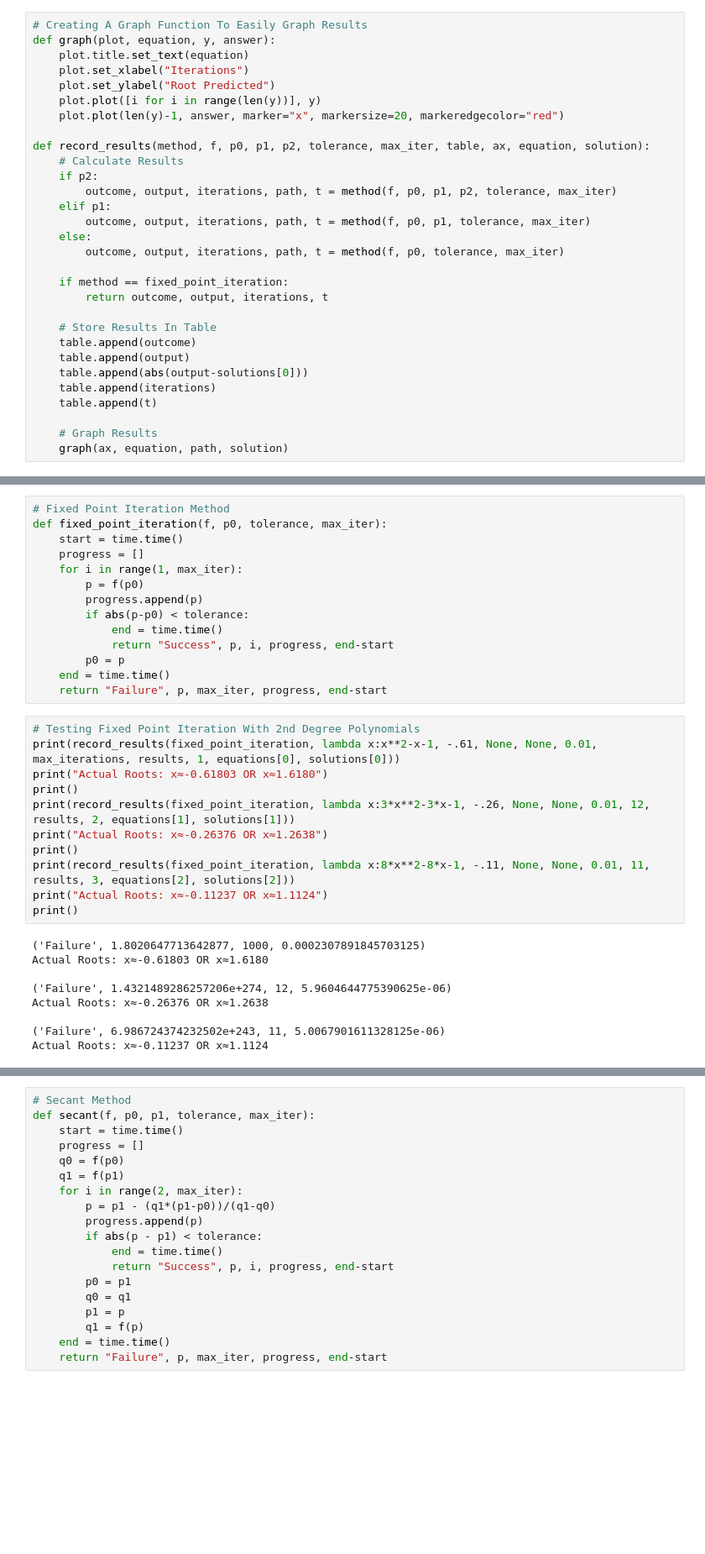
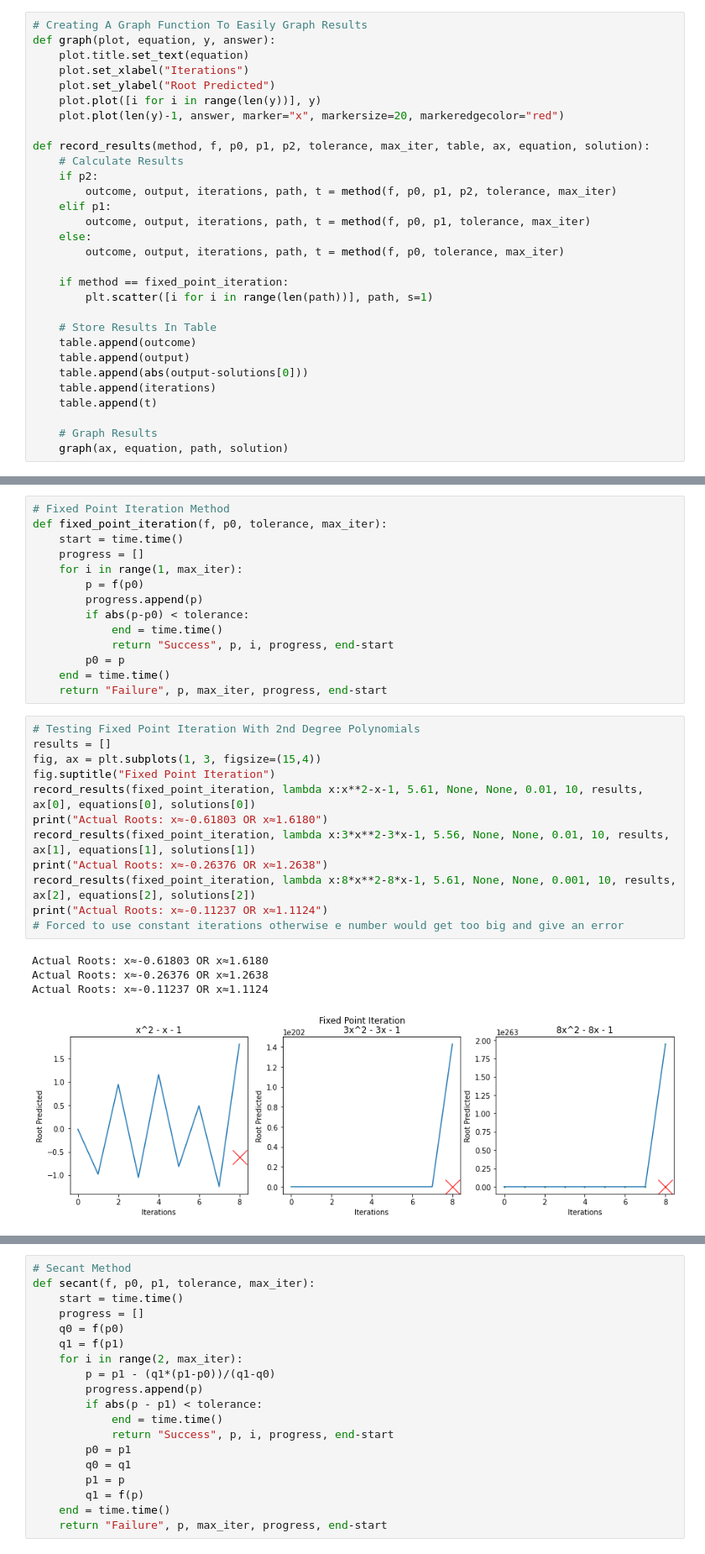
Before and after one commit to AshKhanNY/CS_301, a Jupyter notebook: Final Project/Shameem_Azwad.ipynb, the cells around one changed output, grey strips where cells are left out. Shown: that part at 84% size. Saved outputs shown, nothing was run; the diff lists cells and outputs as text; blank space fills up the shorter version.

```diff
--- a/Final Project/Shameem_Azwad.ipynb
+++ b/Final Project/Shameem_Azwad.ipynb
@@ -48,7 +48,7 @@ def record_results(method, f, p0, p1, p2, tolerance, max_iter, table, ax, equati
         outcome, output, iterations, path, t = method(f, p0, tolerance, max_iter)
 
     if method == fixed_point_iteration:
-        return outcome, output, iterations, t
+        plt.scatter([i for i in range(len(path))], path, s=1)
 
     # Store Results In Table
     table.append(outcome)
@@ -110,21 +110,18 @@ def fixed_point_iteration(f, p0, tolerance, max_iter):
     return "Failure", p, max_iter, progress, end-start
 # %%
 # Testing Fixed Point Iteration With 2nd Degree Polynomials
-print(record_results(fixed_point_iteration, lambda x:x**2-x-1, -.61, None, None, 0.01, max_iterations, results, 1, equations[0], solutions[0]))
+results = []
+fig, ax = plt.subplots(1, 3, figsize=(15,4))
+fig.suptitle("Fixed Point Iteration")
+record_results(fixed_point_iteration, lambda x:x**2-x-1, 5.61, None, None, 0.01, 10, results, ax[0], equations[0], solutions[0])
 print("Actual Roots: x≈-0.61803 OR x≈1.6180")
-print()
-print(record_results(fixed_point_iteration, lambda x:3*x**2-3*x-1, -.26, None, None, 0.01, 12, results, 2, equations[1], solutions[1]))
+record_results(fixed_point_iteration, lambda x:3*x**2-3*x-1, 5.56, None, None, 0.01, 10, results, ax[1], equations[1], solutions[1])
 print("Actual Roots: x≈-0.26376 OR x≈1.2638")
-print()
-print(record_results(fixed_point_iteration, lambda x:8*x**2-8*x-1, -.11, None, None, 0.01, 11, results, 3, equations[2], solutions[2]))
+record_results(fixed_point_iteration, lambda x:8*x**2-8*x-1, 5.61, None, None, 0.001, 10, results, ax[2], equations[2], solutions[2])
 print("Actual Roots: x≈-0.11237 OR x≈1.1124")
-print()
+# Forced to use constant iterations otherwise e number would get too big and give an error
 # %% [output]
-('Failure', 1.8020647713642877, 1000, 0.0002307891845703125)
 Actual Roots: x≈-0.61803 OR x≈1.6180
-
-('Failure', 1.4321489286257206e+274, 12, 5.9604644775390625e-06)
 Actual Roots: x≈-0.26376 OR x≈1.2638
-
-('Failure', 6.986724374232502e+243, 11, 5.0067901611328125e-06)
 Actual Roots: x≈-0.11237 OR x≈1.1124
+[figure, added]
```
Also changed, not shown: parts of 1 cell of this notebook.
